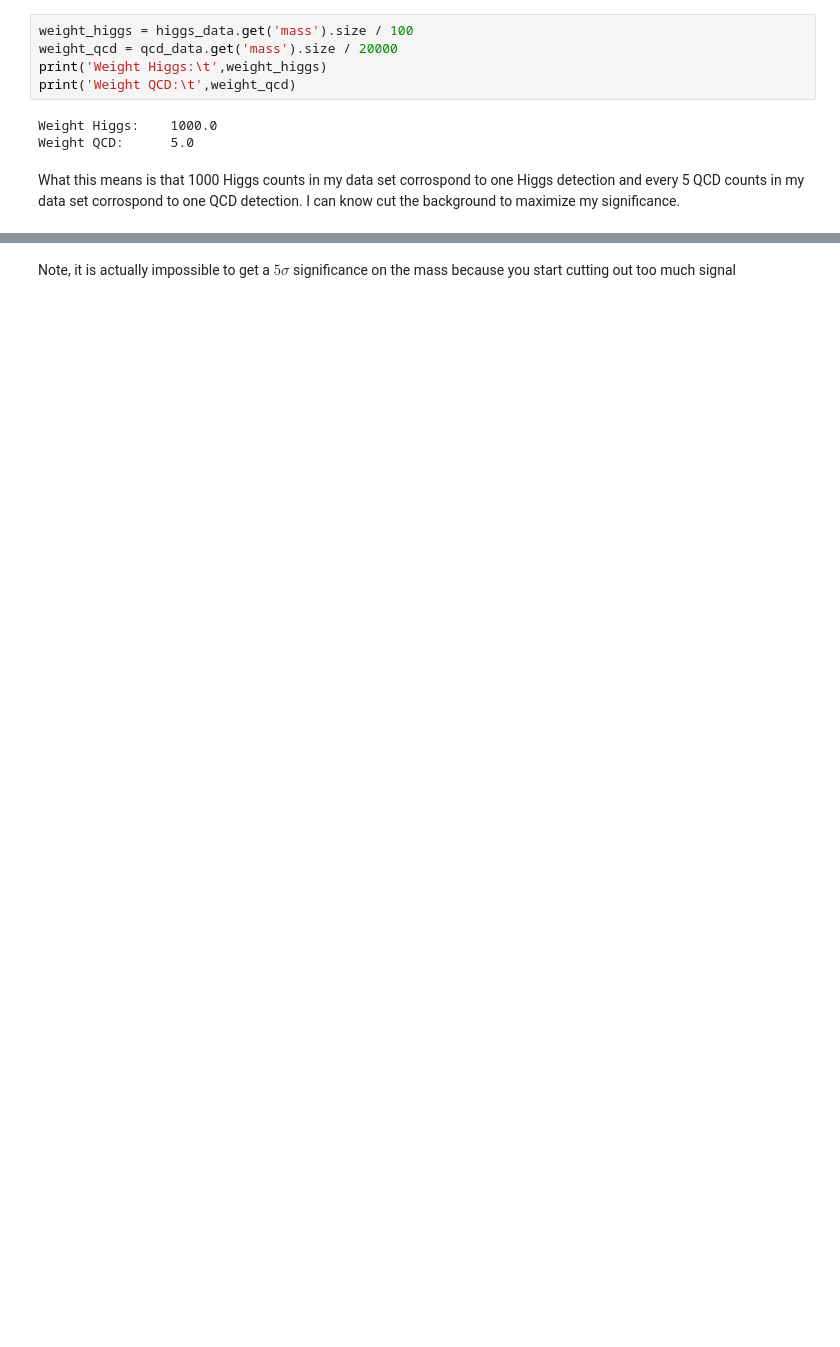
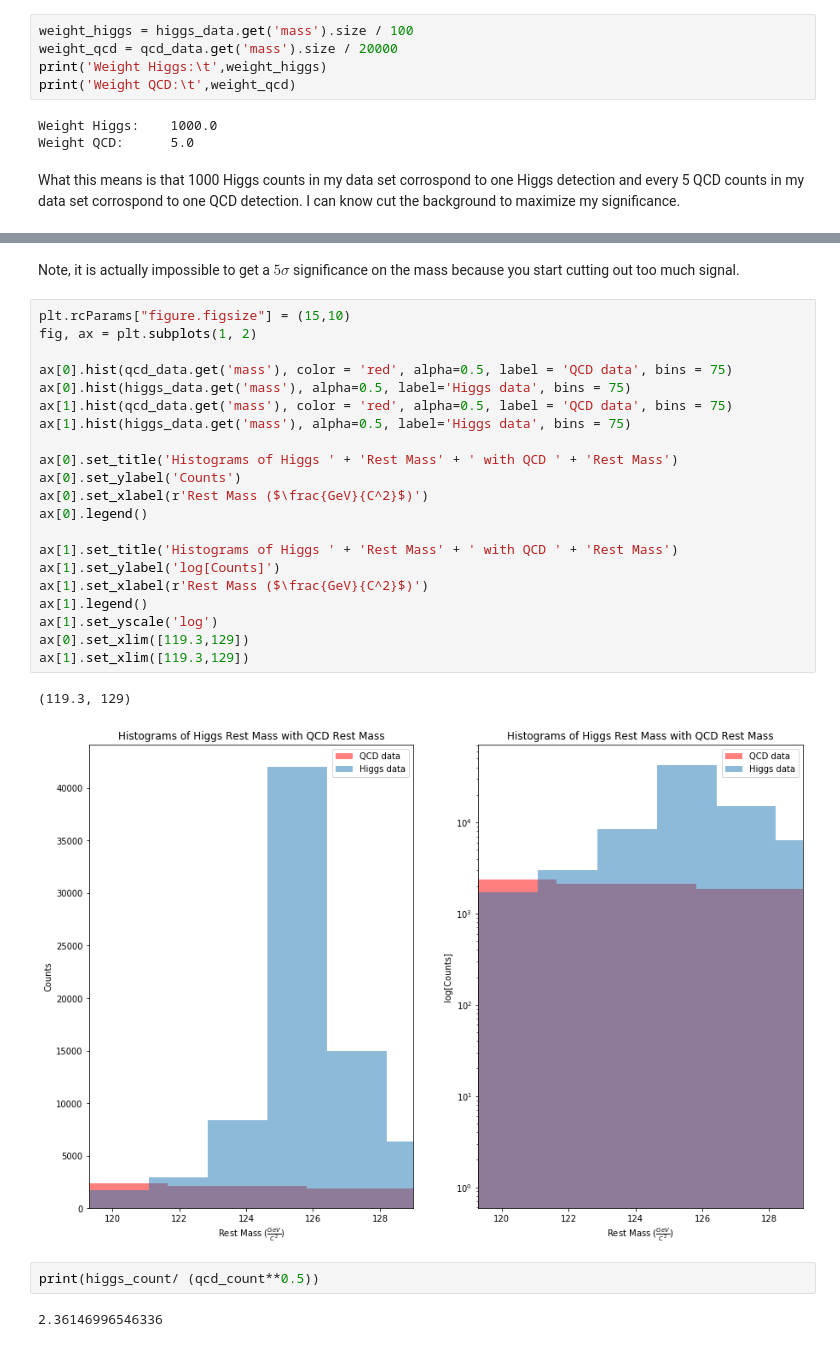
Before and after one commit to nsyochum/Physics-434, a Jupyter notebook: Lab_7/Lab_7.ipynb, the cells around one changed output, grey strips where cells are left out. Saved outputs shown, nothing was run; the diff lists cells and outputs as text; blank space fills up the shorter version.

```diff
--- a/Lab_7/Lab_7.ipynb
+++ b/Lab_7/Lab_7.ipynb
@@ -162,4 +131,32 @@ Significance:    0.009418115498960086
 Higgs Counts:    73
 QCD Counts:      975
 # %% [markdown]
-Note, it is actually impossible to get a $5\sigma$ significance on the mass because you start cutting out too much signal
+Note, it is actually impossible to get a $5\sigma$ significance on the mass because you start cutting out too much signal.
+# %%
+plt.rcParams["figure.figsize"] = (15,10)
+fig, ax = plt.subplots(1, 2)
+
+ax[0].hist(qcd_data.get('mass'), color = 'red', alpha=0.5, label = 'QCD data', bins = 75)
+ax[0].hist(higgs_data.get('mass'), alpha=0.5, label='Higgs data', bins = 75)
+ax[1].hist(qcd_data.get('mass'), color = 'red', alpha=0.5, label = 'QCD data', bins = 75)
+ax[1].hist(higgs_data.get('mass'), alpha=0.5, label='Higgs data', bins = 75)
+
+ax[0].set_title('Histograms of Higgs ' + 'Rest Mass' + ' with QCD ' + 'Rest Mass')
+ax[0].set_ylabel('Counts')
+ax[0].set_xlabel(r'Rest Mass ($\frac{GeV}{C^2}$)')
+ax[0].legend()
+
+ax[1].set_title('Histograms of Higgs ' + 'Rest Mass' + ' with QCD ' + 'Rest Mass')
+ax[1].set_ylabel('log[Counts]')
+ax[1].set_xlabel(r'Rest Mass ($\frac{GeV}{C^2}$)')
+ax[1].legend()
+ax[1].set_yscale('log')
+ax[0].set_xlim([119.3,129])
+ax[1].set_xlim([119.3,129])
+# %% [output]
+(119.3, 129)
+[figure, added]
+# %%
+print(higgs_count/ (qcd_count**0.5))
+# %% [output]
+2.36146996546336
```
Also changed, not shown: parts of 32 cells of this notebook.
